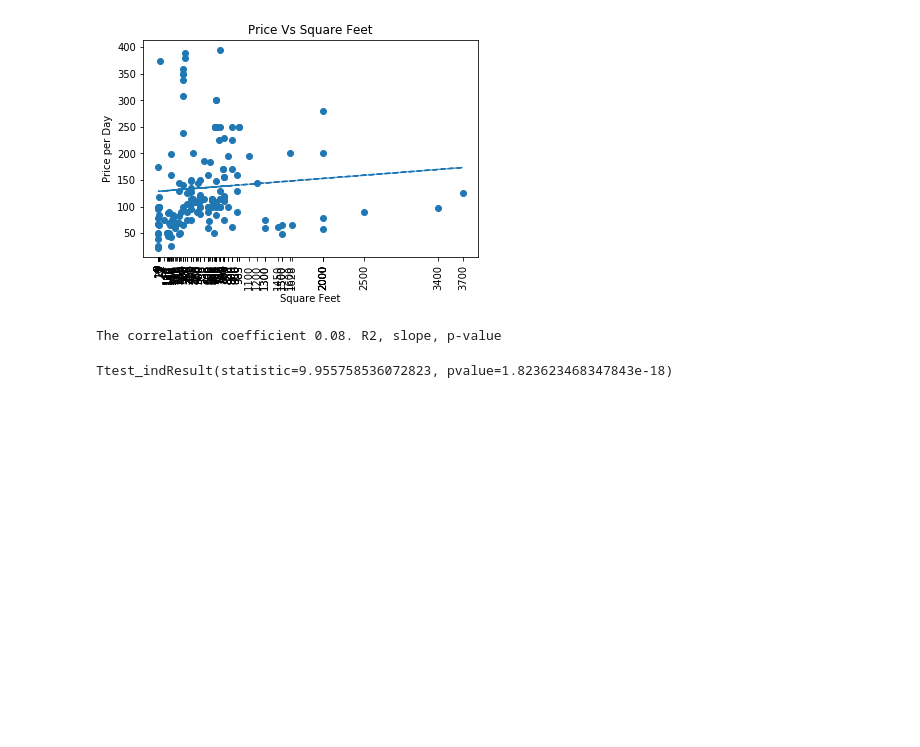
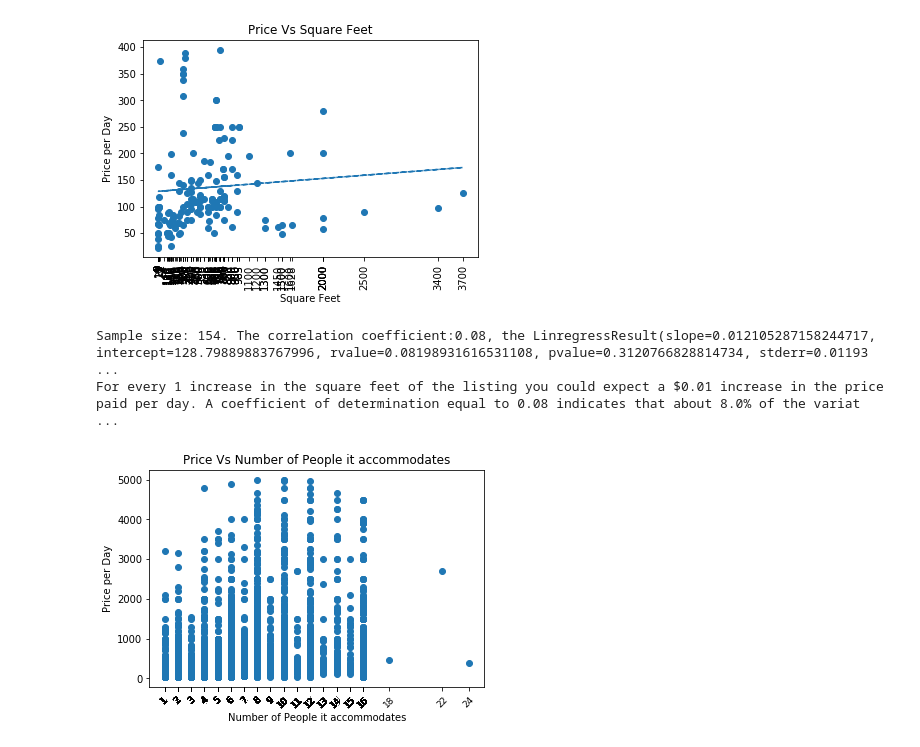
Before and after one commit to DerekTeed/project1_data, a Jupyter notebook: airbnbPy.ipynb, the cells around one changed output. Saved outputs shown, nothing was run; the diff lists cells and outputs as text; code cells hidden in the pictures; blank space fills up the shorter version.

Commit message:
Derek update code and images folder

```diff
--- a/airbnbPy.ipynb
+++ b/airbnbPy.ipynb
@@ -235,9 +217,3 @@ plt.title("Price Vs Square Feet")
 plt.show()
 # %% [output]
 [figure]
-# %%
-print(f"The correlation coefficient {round(st.pearsonr(x3,y3)[0],2)}. R2, slope, p-value")
-stats.ttest_ind(x3, y3, equal_var=False)
-# %% [output]
-The correlation coefficient 0.08. R2, slope, p-value
-Ttest_indResult(statistic=9.955758536072823, pvalue=1.823623468347843e-18)
@@ -246,0 +220,34 @@ Ttest_indResult(statistic=9.955758536072823, pvalue=1.823623468347843e-18)
+# %%
+slope, intercept, r_value, p_value, std_err = stats.linregress(x3,y3)
+print(f'Sample size: {y3.count()}. The correlation coefficient:{round(st.pearsonr(x3,y3)[0],2)}, the {stats.linregress(x3,y3)}, r-squared: {r_value**2}')
+print(f'For every 1 increase in the square feet of the listing you could expect a ${round(slope,2)} increase in the price paid per day. A coefficient of determination equal to {round(st.pearsonr(x3,y3)[0],2)} indicates that about {round(st.pearsonr(x3,y3)[0],2)*100}% of the variation in prices paid per day (the dependent variable) can be explained by the relationship to the number of people a listing will accommodate. These results shows a very weak positive linear relationship with a correlation coefficient of {round(st.pearsonr(x3,y3)[0],2)}, but the results are not statitistically significant with a p-value of {round(p_value,2)} is above the threshold of .05.')
+# %% [output]
+Sample size: 154. The correlation coefficient:0.08, the LinregressResult(slope=0.012105287158244717, intercept=128.79889883767996, rvalue=0.08198931616531108, pvalue=0.3120766828814734, stderr=0.01193 ...
+For every 1 increase in the square feet of the listing you could expect a $0.01 increase in the price paid per day. A coefficient of determination equal to 0.08 indicates that about 8.0% of the variat ...
+# %%
+#Relationship between Price per day and the Number of people the listings accommodate
+
+ran_var3 = air_df.loc[(air_df['price'] < 5000) & (air_df['price'] > 20)]
+bedrooms = ran_var3['accommodates']
+
+price_paid3 = air_df['price']
+bedroom_dict = {
+    "accommodates": bedrooms,
+    "Price_bd": price_paid3
+}
+
+bedroom_df = pd.DataFrame(bedroom_dict)
+
+bedroom_df = bedroom_df.dropna(axis=0, how='any', inplace=False)
+
+y4 = bedroom_df['Price_bd']
+x4 = bedroom_df['accommodates']
+plt.scatter(x4, y4)
+plt.xticks(x4, rotation=45,fontsize=9)
+plt.xlabel('Number of People it accommodates')
+plt.ylabel('Price per Day')
+plt.title("Price Vs Number of People it accommodates")
+#159 non null values for square feet
+plt.show()
+# %% [output]
+[figure, added]
```
Also changed, not shown: parts of 16 cells of this notebook, 6 other files.
